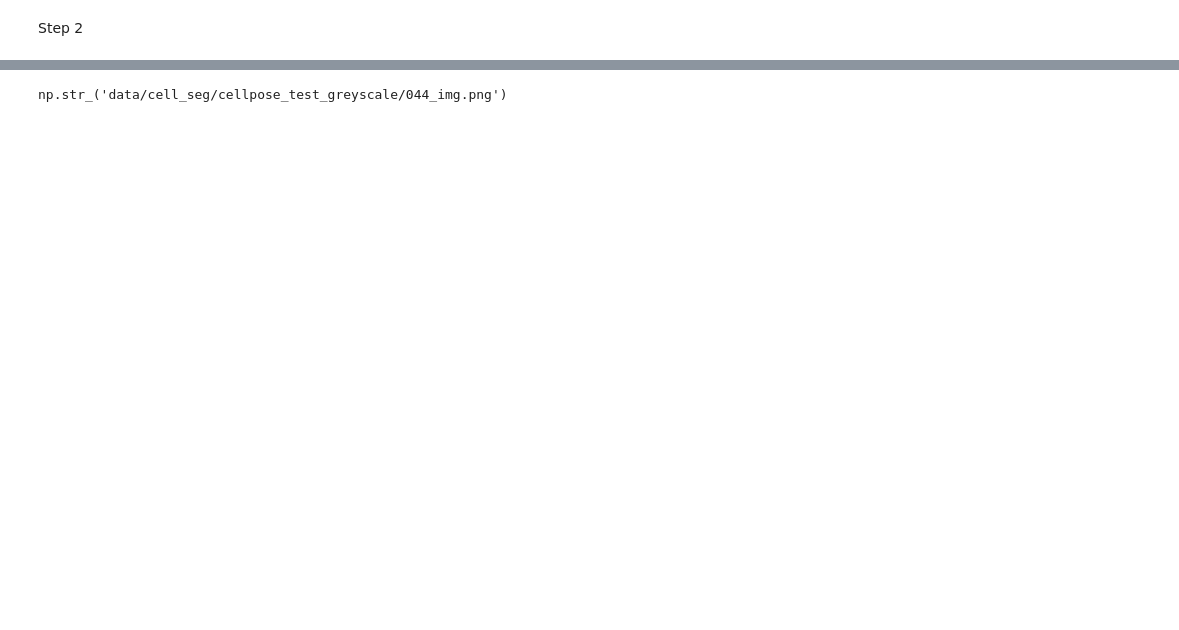
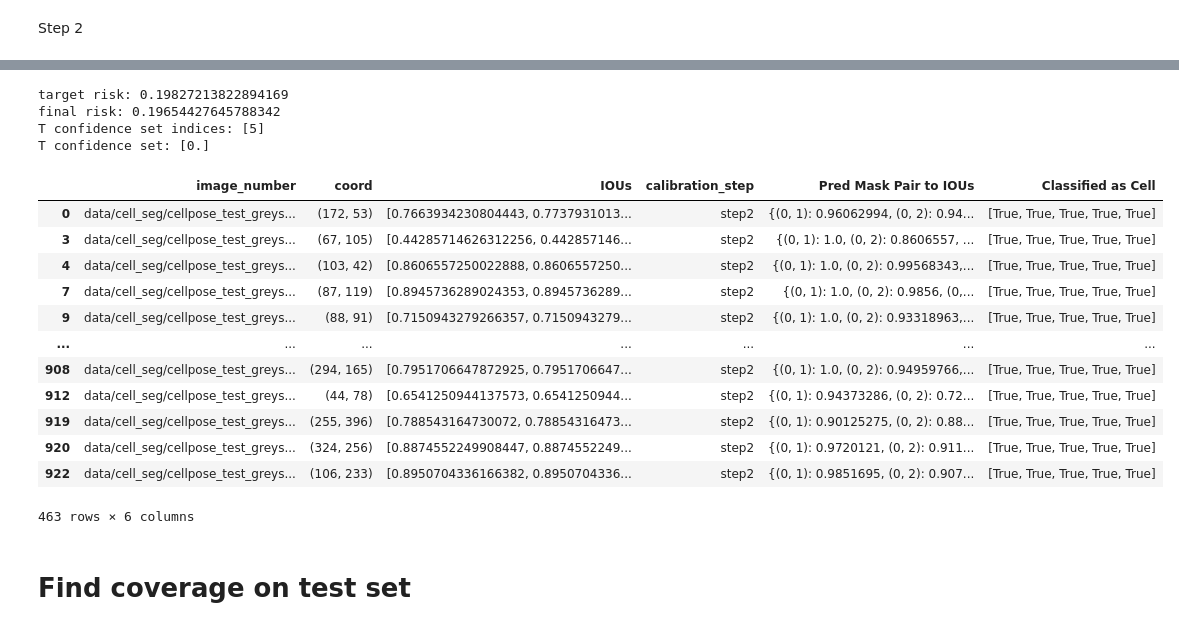
Before and after one commit to conformal-instance-segmentation/conformal-instance-segmentation-code, a Jupyter notebook: appendix-experiments-comparison-to-finite-sample-algorithm/cell segmentation.ipynb, the cells around one changed output, grey strips where cells are left out. Saved outputs shown, nothing was run; the diff lists cells and outputs as text; code cells hidden in the pictures; blank space fills up the shorter version.

```diff
--- a/appendix-experiments-comparison-to-finite-sample-algorithm/cell segmentation.ipynb
+++ b/appendix-experiments-comparison-to-finite-sample-algorithm/cell segmentation.ipynb
@@ -84,6 +84,12 @@ alpha = .2
 file = open('../data/cell_seg/conformal_ious_cellpose_SAM.pkl', 'rb')
 results_table = pickle.load(file)
 file.close()
+
+file = open('../data/cell_seg/conformal_ious_calibration_cellpose_SAM_remove_duplicate_masks.pkl', 'rb')
+results_table_calibration = pickle.load(file)
+file.close()
+
+results_table = pd.merge(results_table, results_table_calibration[['image_number', 'coord']])
 # %%
 m = int(len(results_table)/2)
 results_table['calibration_step'] = 'step2'
@@ -138,7 +144,7 @@ for index, row in tqdm(results_table_2.iterrows(), total=results_table_2.shape[0
     for T in T_ordering[:5]:
         pred_segmentation, _, _ = detect_cells(img, T)
         if pred_segmentation[coord] == 0:
-            pred_shape = torch.zeros(img.shape)
+            pred_shape = np.zeros(img.shape)
             classified_as_cell_coord.append(False)
         else:
             pred_shape = pred_segmentation==pred_segmentation[coord]
@@ -155,4 +170,46 @@ KeyboardInterrupt:
 # %%
-image_number
+def remove_duplicate_masks_finite_sample(indices, pair_to_iou, iou_threshold):
+    if len(indices) == 1:
+        return indices
+    else:
+        indices_to_keep = remove_duplicate_masks_finite_sample(indices[:-1], pair_to_iou, iou_threshold)
+        for index in indices[:-1]:
+            IOU = pair_to_iou[(index, indices[-1])]
+            if IOU > iou_threshold:
+                return indices_to_keep
+        indices_to_keep.append(indices[-1])
+        return indices_to_keep
-# %% [output]
-np.str_('data/cell_seg/cellpose_test_greyscale/044_img.png')
+# %%
+IOU_threshold_duplicate_mask = 0.9
+n2 = len(results_table_2)
+pair_to_iou_dicts = np.array(results_table_2["Pred Mask Pair to IOUs"])
+IOUs = np.array([np.array(x) for x in results_table_2["IOUs"]])
+IOUs_high = (IOUs>IOU_threshold).astype(int)[:, T_ordering_indices]
+target_risk = alpha - (1-alpha)/n2
+
+for i in range(len(T_ordering_indices)):
+    num_points_covered = 0
+    for j in range(n2):
+        pair_to_iou = pair_to_iou_dicts[j]
+        indices_to_keep = remove_duplicate_masks_finite_sample(list(np.arange(i+1)), pair_to_iou, IOU_threshold_duplicate_mask)
+        if np.max(IOUs_high[j][indices_to_keep]) == 1:
+            num_points_covered += 1
+    risk = 1 - num_points_covered / n2 # fraction of points that have not been covered
+    if risk <= target_risk:
+        break
+
+T_confidence_set_indices = T_ordering_indices[:i+1]
+T_confidence_set = T_values[T_confidence_set_indices]
+
+print("target risk:", target_risk)
+print("final risk:", risk)
+if risk > target_risk:
+    print("alpha too small")
+else:
+    print("T confidence set indices:", T_confidence_set_indices)
+    print("T confidence set:", T_confidence_set)
+# %% [output]
+target risk: 0.19827213822894169
+final risk: 0.19654427645788342
+T confidence set indices: [5]
+T confidence set: [0.]
@@ -158,0 +220,18 @@ np.str_('data/cell_seg/cellpose_test_greyscale/044_img.png')
+# %%
+results_table_2
+# %% [output]
+|  | image_number | coord | IOUs | calibration_step | Pred Mask Pair to IOUs | Classified as Cell |
+| 0 | data/cell_seg/cellpose_test_greys... | (172, 53) | [0.7663934230804443, 0.7737931013... | step2 | {(0, 1): 0.96062994, (0, 2): 0.94... | [True, True, True, True, True] |
+| 3 | data/cell_seg/cellpose_test_greys... | (67, 105) | [0.44285714626312256, 0.442857146... | step2 | {(0, 1): 1.0, (0, 2): 0.8606557, ... | [True, True, True, True, True] |
+| 4 | data/cell_seg/cellpose_test_greys... | (103, 42) | [0.8606557250022888, 0.8606557250... | step2 | {(0, 1): 1.0, (0, 2): 0.99568343,... | [True, True, True, True, True] |
+| 7 | data/cell_seg/cellpose_test_greys... | (87, 119) | [0.8945736289024353, 0.8945736289... | step2 | {(0, 1): 1.0, (0, 2): 0.9856, (0,... | [True, True, True, True, True] |
+| 9 | data/cell_seg/cellpose_test_greys... | (88, 91) | [0.7150943279266357, 0.7150943279... | step2 | {(0, 1): 1.0, (0, 2): 0.93318963,... | [True, True, True, True, True] |
+| ... | ... | ... | ... | ... | ... | ... |
+| 908 | data/cell_seg/cellpose_test_greys... | (294, 165) | [0.7951706647872925, 0.7951706647... | step2 | {(0, 1): 1.0, (0, 2): 0.94959766,... | [True, True, True, True, True] |
+| 912 | data/cell_seg/cellpose_test_greys... | (44, 78) | [0.6541250944137573, 0.6541250944... | step2 | {(0, 1): 0.94373286, (0, 2): 0.72... | [True, True, True, True, True] |
+| 919 | data/cell_seg/cellpose_test_greys... | (255, 396) | [0.788543164730072, 0.78854316473... | step2 | {(0, 1): 0.90125275, (0, 2): 0.88... | [True, True, True, True, True] |
+| 920 | data/cell_seg/cellpose_test_greys... | (324, 256) | [0.8874552249908447, 0.8874552249... | step2 | {(0, 1): 0.9720121, (0, 2): 0.911... | [True, True, True, True, True] |
+| 922 | data/cell_seg/cellpose_test_greys... | (106, 233) | [0.8950704336166382, 0.8950704336... | step2 | {(0, 1): 0.9851695, (0, 2): 0.907... | [True, True, True, True, True] |
+463 rows × 6 columns
+# %% [markdown]
+# Find coverage on test set
```
Also changed, not shown: parts of 17 cells of this notebook, 6 other files.
